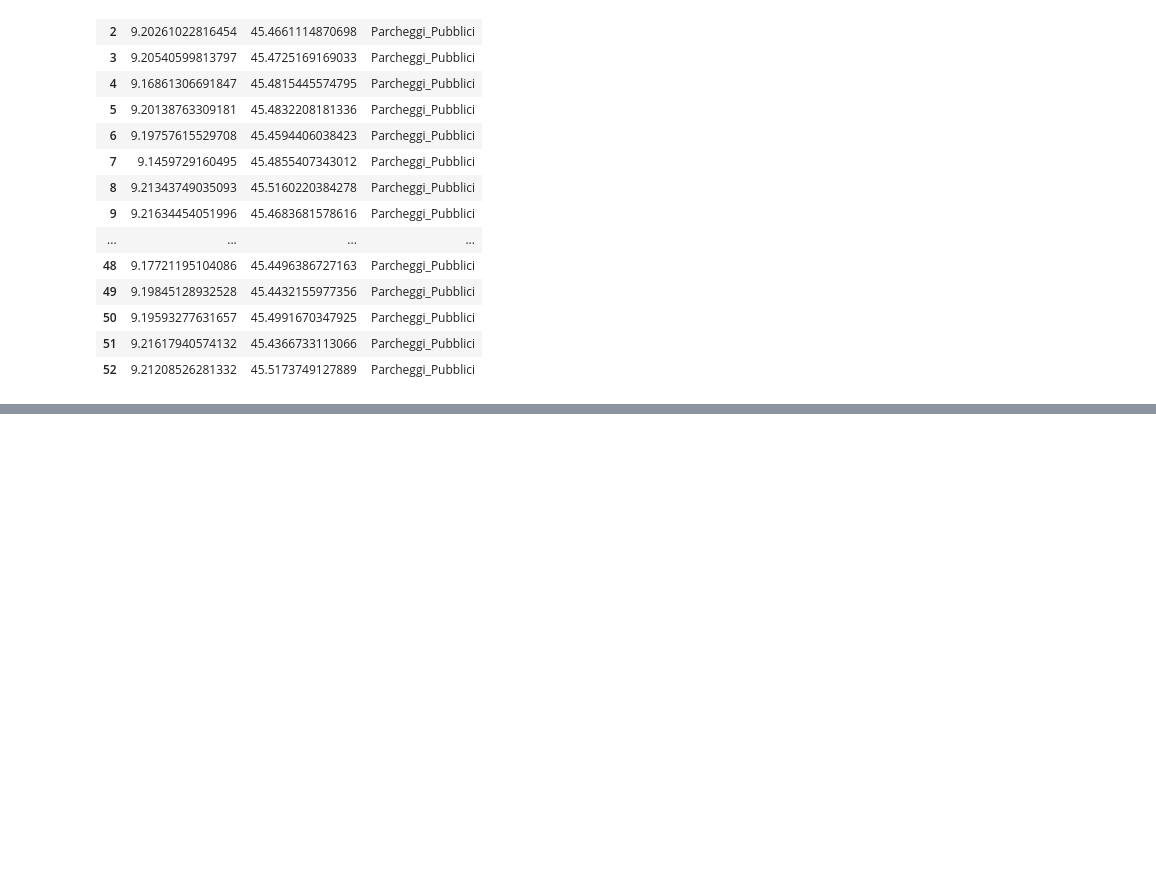
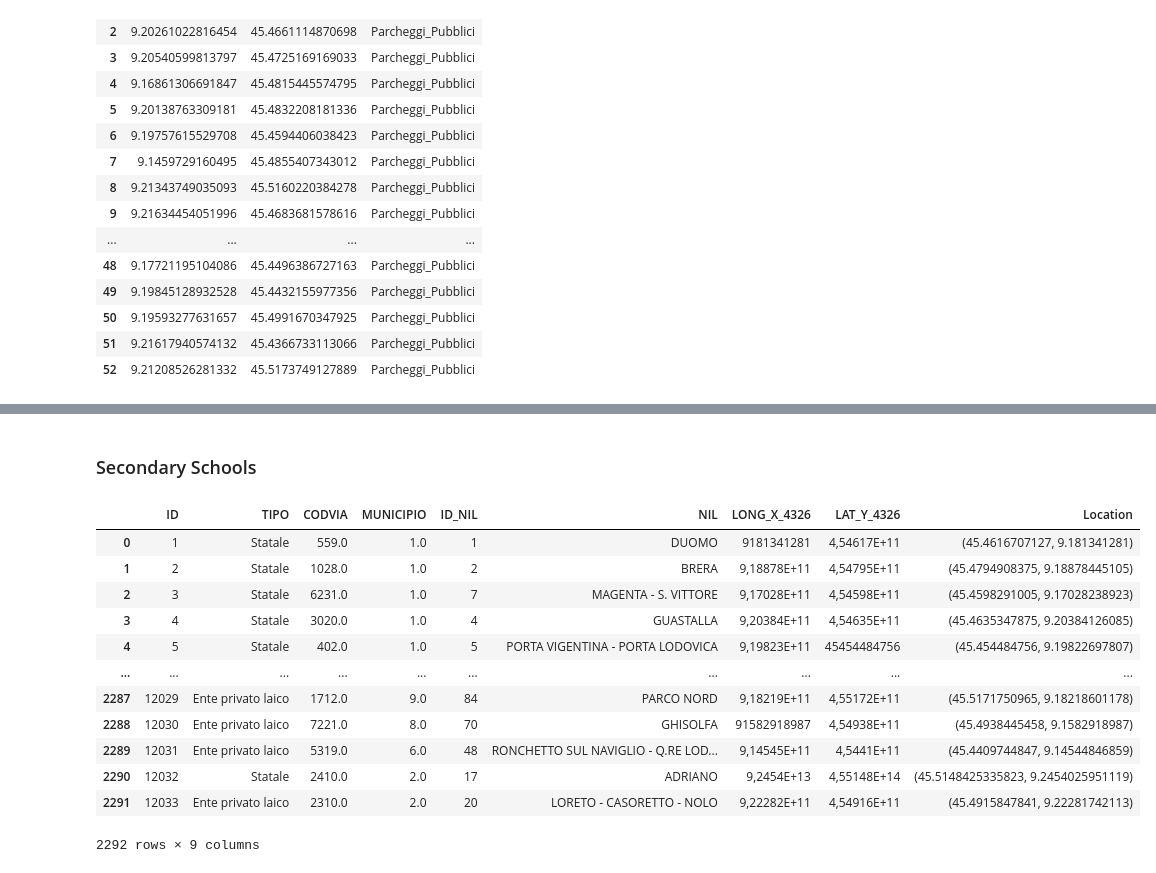
Before and after one commit to EdoPassa/Data_Science_Project_ITS_TTF_2022-23, a Jupyter notebook: Data Mining/dsProject/Data_Mining_Milano.ipynb, the cells around one changed output, grey strips where cells are left out. Saved outputs shown, nothing was run; the diff lists cells and outputs as text; code cells hidden in the pictures; blank space fills up the shorter version.

```diff
--- a/Data Mining/dsProject/Data_Mining_Milano.ipynb
+++ b/Data Mining/dsProject/Data_Mining_Milano.ipynb
@@ -245,0 +279,18 @@ df_parcheggi_pub_mod
+# %% [markdown]
+### Secondary Schools
+# %%
+df_scuole_secondarie
+# %% [output]
+|  | ID | TIPO | CODVIA | MUNICIPIO | ID_NIL | NIL | LONG_X_4326 | LAT_Y_4326 | Location |
+| 0 | 1 | Statale | 559.0 | 1.0 | 1 | DUOMO | 9181341281 | 4,54617E+11 | (45.4616707127, 9.181341281) |
+| 1 | 2 | Statale | 1028.0 | 1.0 | 2 | BRERA | 9,18878E+11 | 4,54795E+11 | (45.4794908375, 9.18878445105) |
+| 2 | 3 | Statale | 6231.0 | 1.0 | 7 | MAGENTA - S. VITTORE | 9,17028E+11 | 4,54598E+11 | (45.4598291005, 9.17028238923) |
+| 3 | 4 | Statale | 3020.0 | 1.0 | 4 | GUASTALLA | 9,20384E+11 | 4,54635E+11 | (45.4635347875, 9.20384126085) |
+| 4 | 5 | Statale | 402.0 | 1.0 | 5 | PORTA VIGENTINA - PORTA LODOVICA | 9,19823E+11 | 45454484756 | (45.454484756, 9.19822697807) |
+| ... | ... | ... | ... | ... | ... | ... | ... | ... | ... |
+| 2287 | 12029 | Ente privato laico | 1712.0 | 9.0 | 84 | PARCO NORD | 9,18219E+11 | 4,55172E+11 | (45.5171750965, 9.18218601178) |
+| 2288 | 12030 | Ente privato laico | 7221.0 | 8.0 | 70 | GHISOLFA | 91582918987 | 4,54938E+11 | (45.4938445458, 9.1582918987) |
+| 2289 | 12031 | Ente privato laico | 5319.0 | 6.0 | 48 | RONCHETTO SUL NAVIGLIO - Q.RE LOD... | 9,14545E+11 | 4,5441E+11 | (45.4409744847, 9.14544846859) |
+| 2290 | 12032 | Statale | 2410.0 | 2.0 | 17 | ADRIANO | 9,2454E+13 | 4,55148E+14 | (45.5148425335823, 9.2454025951119) |
+| 2291 | 12033 | Ente privato laico | 2310.0 | 2.0 | 20 | LORETO - CASORETTO - NOLO | 9,22282E+11 | 4,54916E+11 | (45.4915847841, 9.22281742113) |
+2292 rows × 9 columns
```
Also changed, not shown: parts of 22 cells of this notebook.
